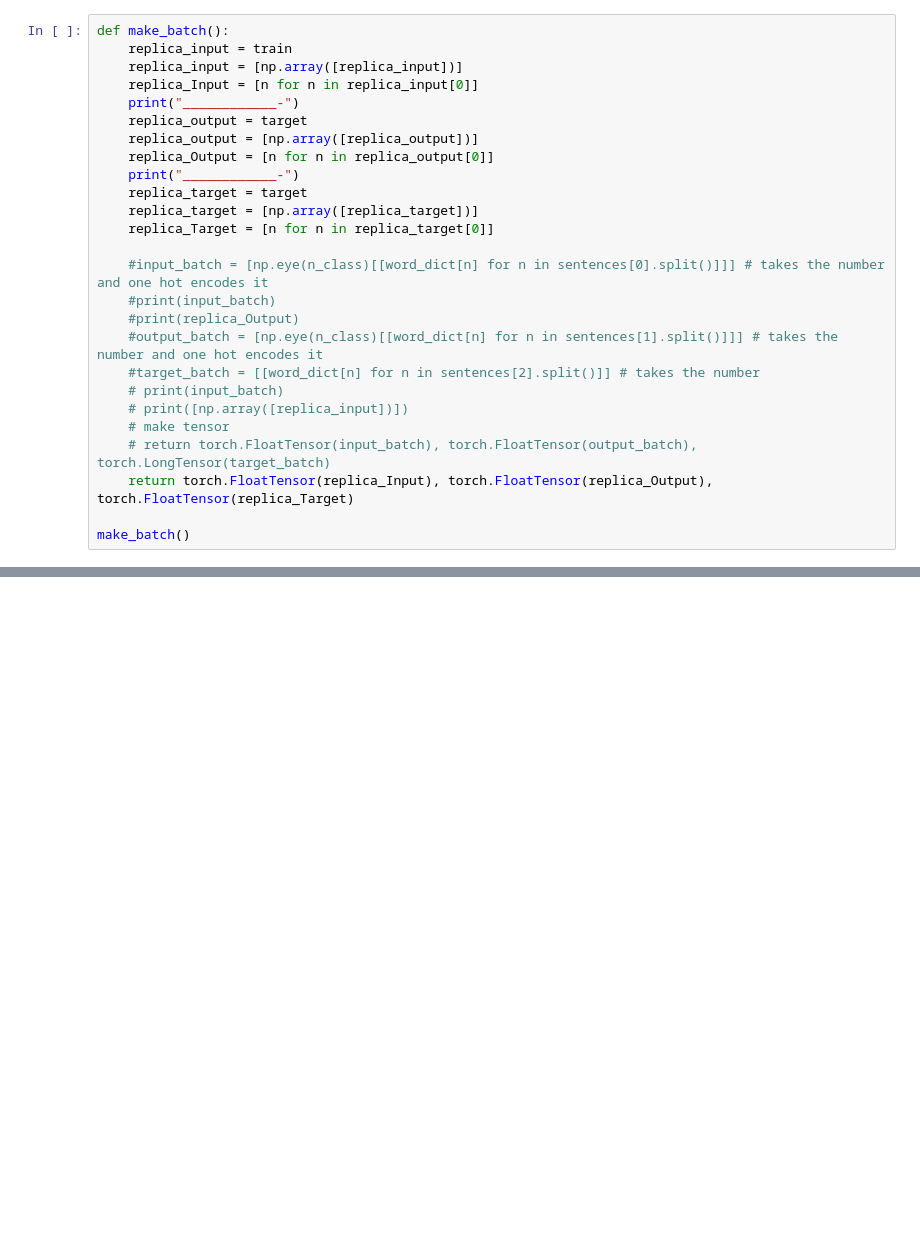
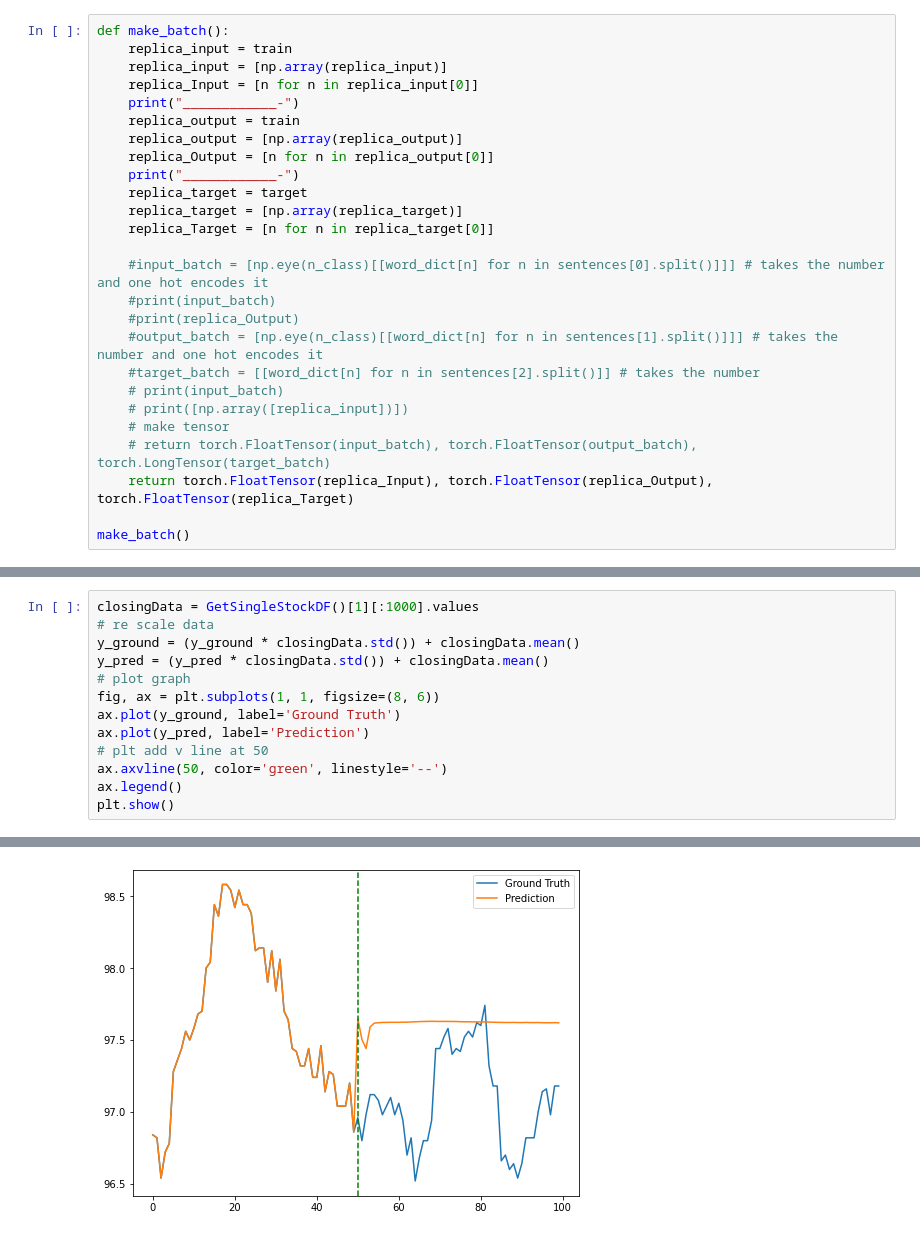
Before and after one commit to Biksbois/BiksStonks, a Jupyter notebook: Forcasting_Models/LSTM/Seq2Seq(Attention).ipynb, the cells around one changed output, grey strips where cells are left out. Saved outputs shown, nothing was run; the diff lists cells and outputs as text; blank space fills up the shorter version.

```diff
--- a/Forcasting_Models/LSTM/Seq2Seq(Attention).ipynb
+++ b/Forcasting_Models/LSTM/Seq2Seq(Attention).ipynb
@@ -73,15 +79,15 @@ def GetSingleStockDF():
 # %%
 def make_batch():
     replica_input = train
-    replica_input = [np.array([replica_input])]
+    replica_input = [np.array(replica_input)]
     replica_Input = [n for n in replica_input[0]]
     print("____________-")
-    replica_output = target
-    replica_output = [np.array([replica_output])]
+    replica_output = train
+    replica_output = [np.array(replica_output)]
     replica_Output = [n for n in replica_output[0]]
     print("____________-")
     replica_target = target
-    replica_target = [np.array([replica_target])]
+    replica_target = [np.array(replica_target)]
     replica_Target = [n for n in replica_target[0]]
 
     #input_batch = [np.eye(n_class)[[word_dict[n] for n in sentences[0].split()]]] # takes the number and one hot encodes it
@@ -214,0 +281,14 @@ Epoch: 2000 cost = 28559.324219
+# %%
+closingData = GetSingleStockDF()[1][:1000].values
+# re scale data
+y_ground = (y_ground * closingData.std()) + closingData.mean()
+y_pred = (y_pred * closingData.std()) + closingData.mean()
+# plot graph
+fig, ax = plt.subplots(1, 1, figsize=(8, 6))
+ax.plot(y_ground, label='Ground Truth')
+ax.plot(y_pred, label='Prediction')
+# plt add v line at 50
+ax.axvline(50, color='green', linestyle='--')
+ax.legend()
+plt.show()
+# %% [output]
@@ -214,0 +297 @@ Epoch: 2000 cost = 28559.324219
+[figure, added]
```
Also changed, not shown: parts of 16 cells of this notebook, 1 other file.
